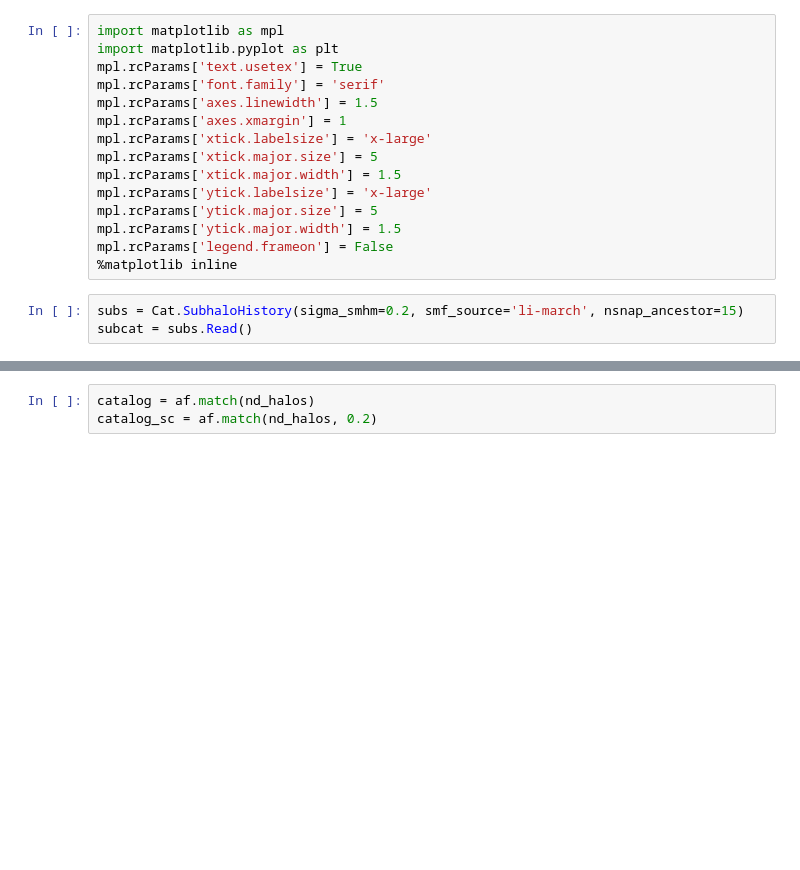
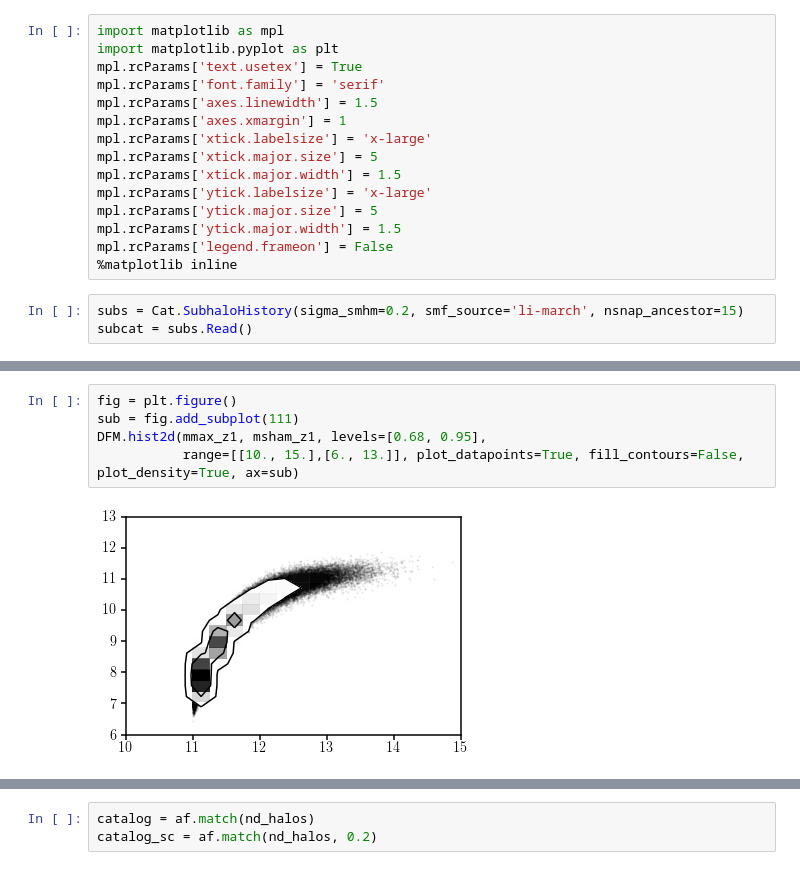
Before and after one commit to changhoonhahn/centralMS, a Jupyter notebook: centralms/notebooks/notes_sham_tests.ipynb, the cells around one changed output, grey strips where cells are left out. Drawn from its saved outputs; the diff is of its cells as text; blank space fills up the shorter version.

```diff
--- a/centralms/notebooks/notes_sham_tests.ipynb
+++ b/centralms/notebooks/notes_sham_tests.ipynb
@@ -42,3 +44,10 @@ mmid, _, sig_logm, cnts = smhmr.Calculate(mmax_z1, msham_z1)
+# %%
+fig = plt.figure()
+sub = fig.add_subplot(111)
+DFM.hist2d(mmax_z1, msham_z1, levels=[0.68, 0.95],
+           range=[[10., 15.],[6., 13.]], plot_datapoints=True, fill_contours=False, plot_density=True, ax=sub)
+# %% [output]
+[figure, added]
 # %%
 fig = plt.figure()
 sub = fig.add_subplot(111)
```
Also changed, not shown: parts of 15 cells of this notebook.
